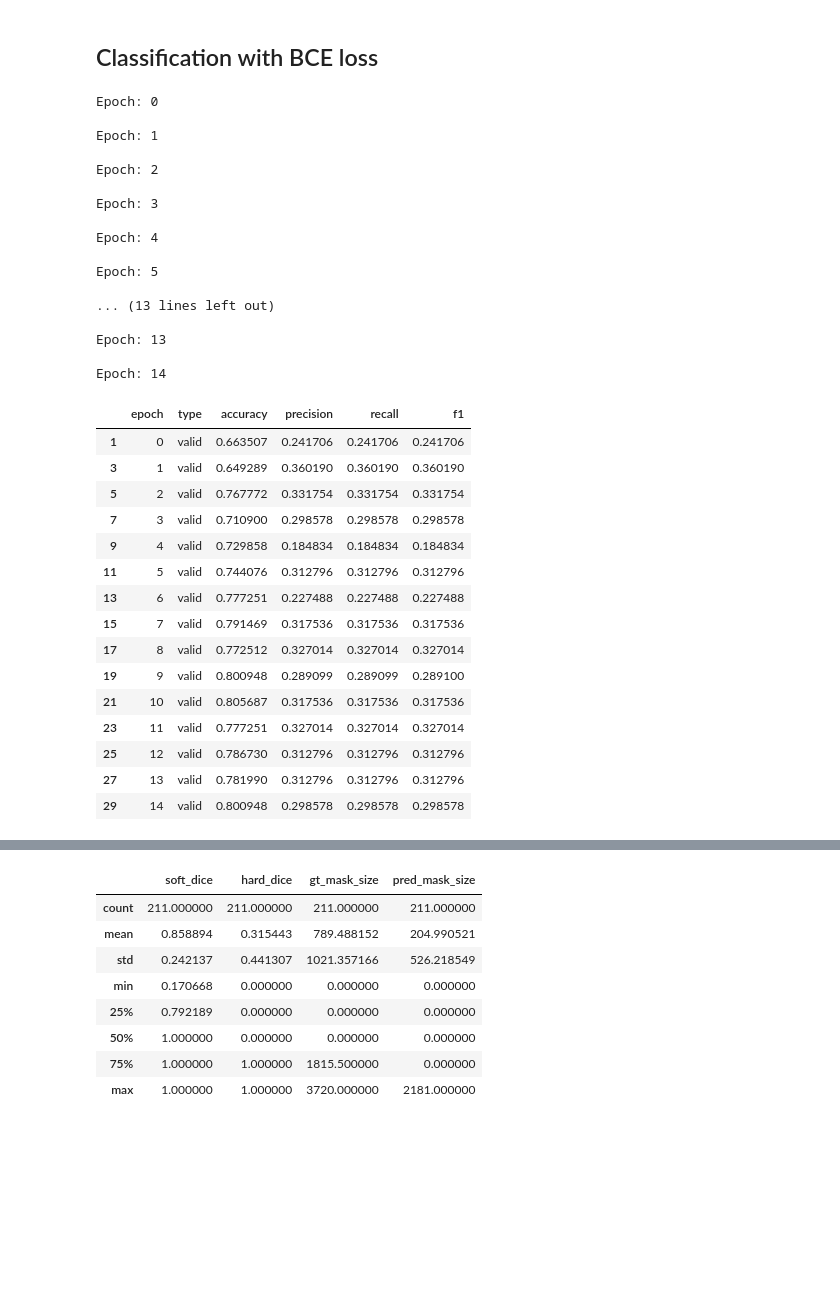
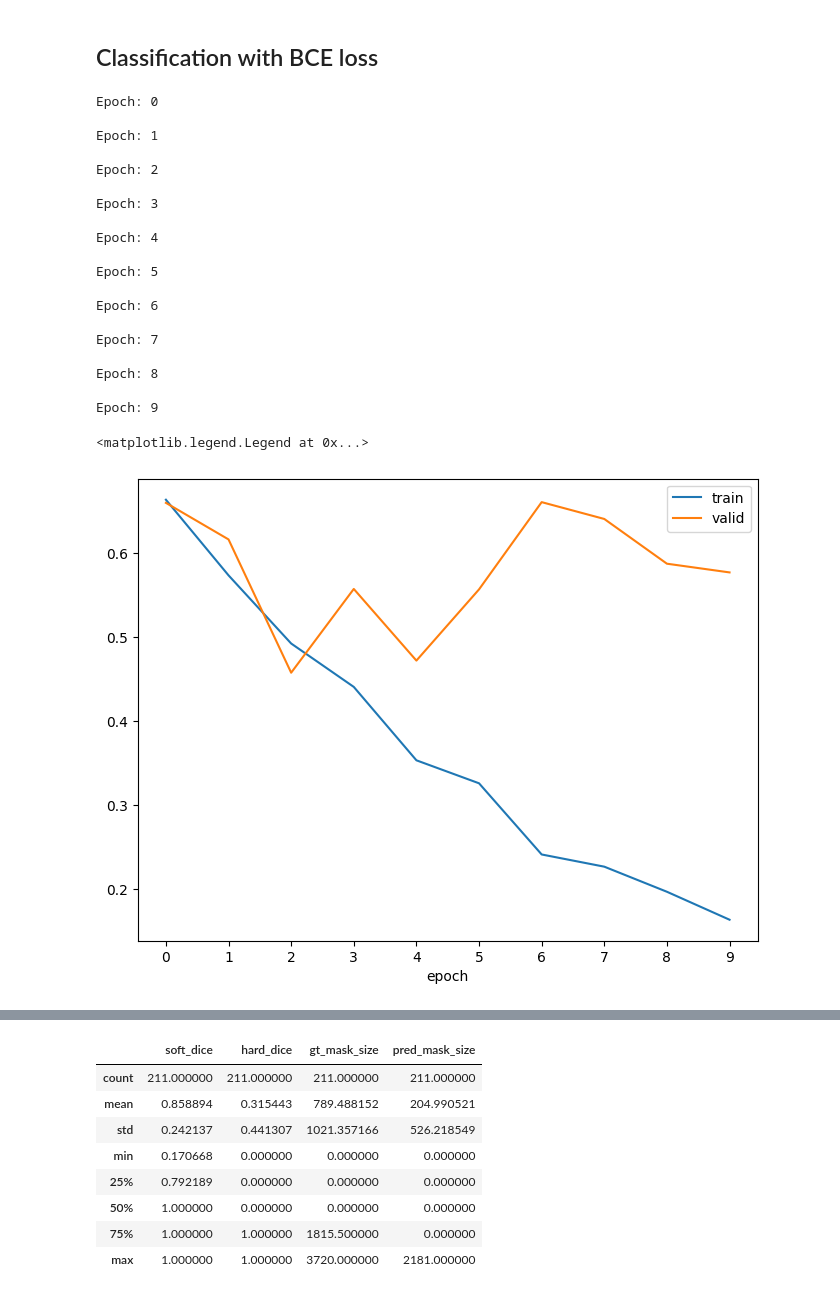
Before and after one commit to rnklee/ultrasound-nerve-segmentation, a Jupyter notebook: nerve_segmentation_practice_with_pytorch.ipynb, the cells around one changed output, grey strips where cells are left out. Drawn from its saved outputs; the diff is of its cells as text; code cells hidden in the pictures; blank space fills up the shorter version.

Commit message:
Validation epoch for classification updated.

```diff
--- a/nerve_segmentation_practice_with_pytorch.ipynb
+++ b/nerve_segmentation_practice_with_pytorch.ipynb
@@ -1232,7 +1360,8 @@ preprocess = albumentations.Compose([albumentations.Resize(height=256, width=256
                                      albumentations.Lambda(image=to_tensor)])
 
 config = load_classify_config()
-config['save_path'] = modelspath + 'class_resnet34.pth'
+config['epochs'] = 10
+#config['save_path'] = modelspath + 'class_resnet34.pth'
 
 class_BCE_log = classify_validate(model=model,
                                       optim=optim,
@@ -1251,30 +1380,24 @@ Epoch: 4
 
 Epoch: 5
 
-... (13 lines left out)
+Epoch: 6
 
-Epoch: 13
+Epoch: 7
 
-Epoch: 14
+Epoch: 8
+
+Epoch: 9
-# %%
-class_BCE_log[class_BCE_log['type'] == 'valid']
-# %% [output]
-|  | epoch | type | accuracy | precision | recall | f1 |
-| 1 | 0 | valid | 0.663507 | 0.241706 | 0.241706 | 0.241706 |
-| 3 | 1 | valid | 0.649289 | 0.360190 | 0.360190 | 0.360190 |
-| 5 | 2 | valid | 0.767772 | 0.331754 | 0.331754 | 0.331754 |
-| 7 | 3 | valid | 0.710900 | 0.298578 | 0.298578 | 0.298578 |
-| 9 | 4 | valid | 0.729858 | 0.184834 | 0.184834 | 0.184834 |
-| 11 | 5 | valid | 0.744076 | 0.312796 | 0.312796 | 0.312796 |
-| 13 | 6 | valid | 0.777251 | 0.227488 | 0.227488 | 0.227488 |
-| 15 | 7 | valid | 0.791469 | 0.317536 | 0.317536 | 0.317536 |
-| 17 | 8 | valid | 0.772512 | 0.327014 | 0.327014 | 0.327014 |
-| 19 | 9 | valid | 0.800948 | 0.289099 | 0.289099 | 0.289100 |
-| 21 | 10 | valid | 0.805687 | 0.317536 | 0.317536 | 0.317536 |
-| 23 | 11 | valid | 0.777251 | 0.327014 | 0.327014 | 0.327014 |
-| 25 | 12 | valid | 0.786730 | 0.312796 | 0.312796 | 0.312796 |
-| 27 | 13 | valid | 0.781990 | 0.312796 | 0.312796 | 0.312796 |
-| 29 | 14 | valid | 0.800948 | 0.298578 | 0.298578 | 0.298578 |
+# %%
+log = class_BCE_log
+
+fig, ax = plt.subplots(figsize=(8,6))
+xticks = range(log['epoch'].max()+1)
+for type, df in log.groupby('type'):
+    df.plot(x='epoch', y='bce', ax=ax, label=type, xticks=xticks);
+plt.legend()
+# %% [output]
+<matplotlib.legend.Legend at 0x...>
+[figure, added]
 # %%
 log = class_BCE_log
 
```
Also changed, not shown: parts of 35 cells of this notebook.
